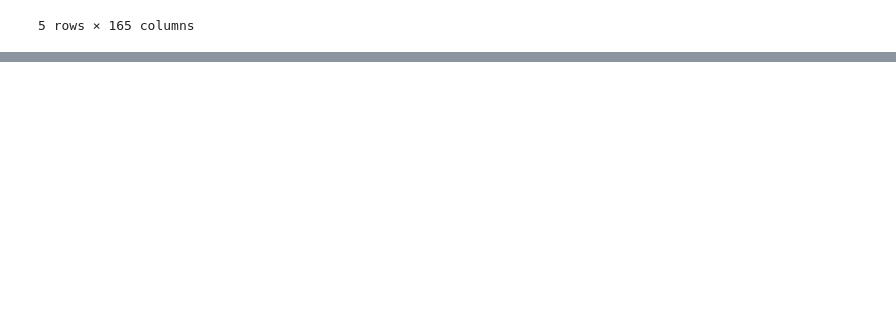
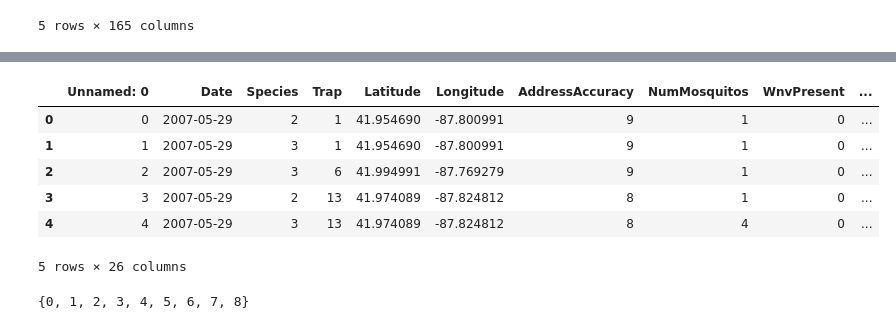
Before and after one commit to cl65610/west_nile, a Jupyter notebook: models/ARIMA.ipynb, the cells around one changed output, grey strips where cells are left out. Drawn from its saved outputs; the diff is of its cells as text; code cells hidden in the pictures; blank space fills up the shorter version.

```diff
--- a/models/ARIMA.ipynb
+++ b/models/ARIMA.ipynb
@@ -187,0 +222,14 @@ model.fit().summary()
+# %%
+location_clusters = pd.read_csv('https://raw.githubusercontent.com/cl65610/west_nile/master/assets/joined_pca.csv')
+# %%
+from sklearn.cluster import DBSCAN
+from sklearn import metrics
+location_clusters.head()
+# %% [output]
+|  | Unnamed: 0 | Date | Species | Trap | Latitude | Longitude | AddressAccuracy | NumMosquitos | WnvPresent | ... |
+| 0 | 0 | 2007-05-29 | 2 | 1 | 41.954690 | -87.800991 | 9 | 1 | 0 | ... |
+| 1 | 1 | 2007-05-29 | 3 | 1 | 41.954690 | -87.800991 | 9 | 1 | 0 | ... |
+| 2 | 2 | 2007-05-29 | 3 | 6 | 41.994991 | -87.769279 | 9 | 1 | 0 | ... |
+| 3 | 3 | 2007-05-29 | 2 | 13 | 41.974089 | -87.824812 | 8 | 1 | 0 | ... |
+| 4 | 4 | 2007-05-29 | 3 | 13 | 41.974089 | -87.824812 | 8 | 4 | 0 | ... |
+5 rows × 26 columns
@@ -187,0 +240,4 @@ model.fit().summary()
+# %%
+set(labels)
+# %% [output]
+{0, 1, 2, 3, 4, 5, 6, 7, 8}
```
Also changed, not shown: parts of 11 cells of this notebook, 1 other file.
